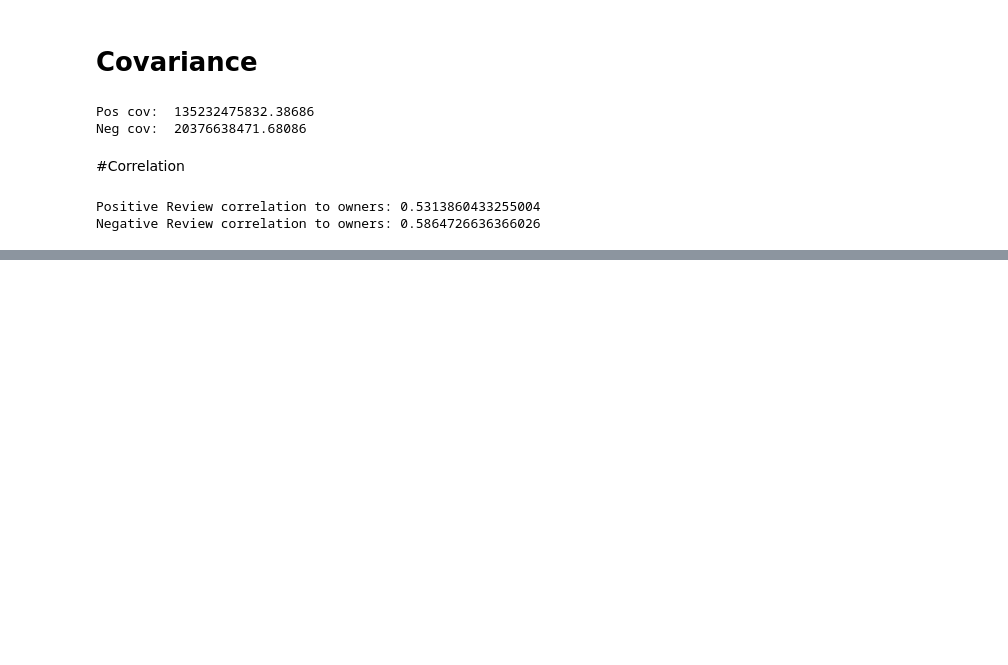
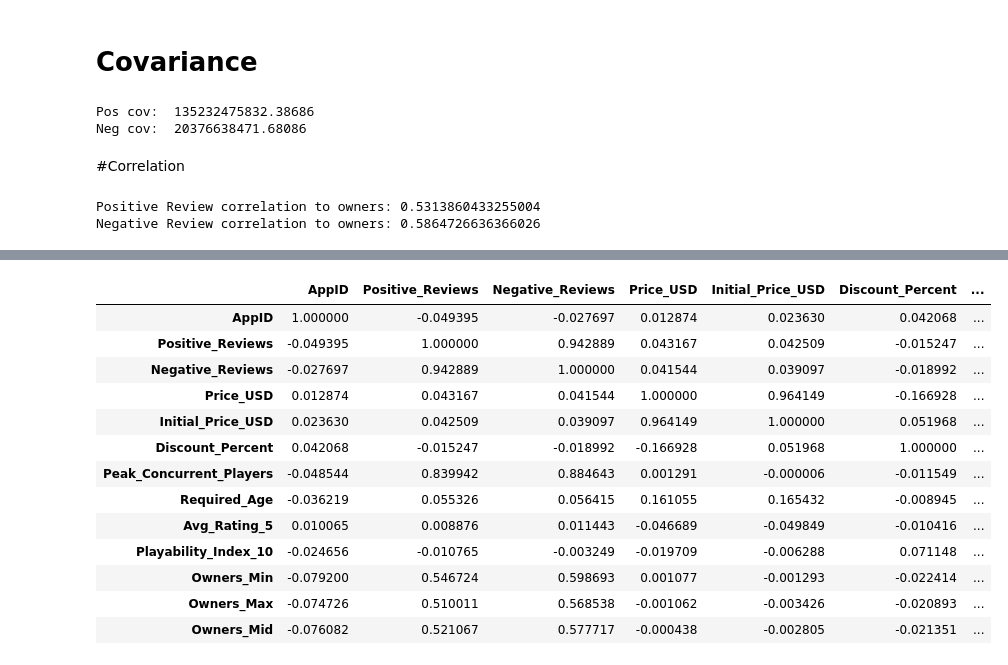
Before and after one commit to pschorey/Valpo_IT533, a Jupyter notebook: 01_Processing_and_Association.ipynb, the cells around one changed output, grey strips where cells are left out. Drawn from its saved outputs; the diff is of its cells as text; code cells hidden in the pictures; blank space fills up the shorter version.

```diff
--- a/01_Processing_and_Association.ipynb
+++ b/01_Processing_and_Association.ipynb
@@ -275,0 +343,17 @@ Negative Review correlation to owners: 0.5864726636366026
+# %%
+largeGames.corr()
+# %% [output]
+|  | AppID | Positive_Reviews | Negative_Reviews | Price_USD | Initial_Price_USD | Discount_Percent | ... |
+| AppID | 1.000000 | -0.049395 | -0.027697 | 0.012874 | 0.023630 | 0.042068 | ... |
+| Positive_Reviews | -0.049395 | 1.000000 | 0.942889 | 0.043167 | 0.042509 | -0.015247 | ... |
+| Negative_Reviews | -0.027697 | 0.942889 | 1.000000 | 0.041544 | 0.039097 | -0.018992 | ... |
+| Price_USD | 0.012874 | 0.043167 | 0.041544 | 1.000000 | 0.964149 | -0.166928 | ... |
+| Initial_Price_USD | 0.023630 | 0.042509 | 0.039097 | 0.964149 | 1.000000 | 0.051968 | ... |
+| Discount_Percent | 0.042068 | -0.015247 | -0.018992 | -0.166928 | 0.051968 | 1.000000 | ... |
+| Peak_Concurrent_Players | -0.048544 | 0.839942 | 0.884643 | 0.001291 | -0.000006 | -0.011549 | ... |
+| Required_Age | -0.036219 | 0.055326 | 0.056415 | 0.161055 | 0.165432 | -0.008945 | ... |
+| Avg_Rating_5 | 0.010065 | 0.008876 | 0.011443 | -0.046689 | -0.049849 | -0.010416 | ... |
+| Playability_Index_10 | -0.024656 | -0.010765 | -0.003249 | -0.019709 | -0.006288 | 0.071148 | ... |
+| Owners_Min | -0.079200 | 0.546724 | 0.598693 | 0.001077 | -0.001293 | -0.022414 | ... |
+| Owners_Max | -0.074726 | 0.510011 | 0.568538 | -0.001062 | -0.003426 | -0.020893 | ... |
+| Owners_Mid | -0.076082 | 0.521067 | 0.577717 | -0.000438 | -0.002805 | -0.021351 | ... |
```
Also changed, not shown: parts of 7 cells of this notebook.
